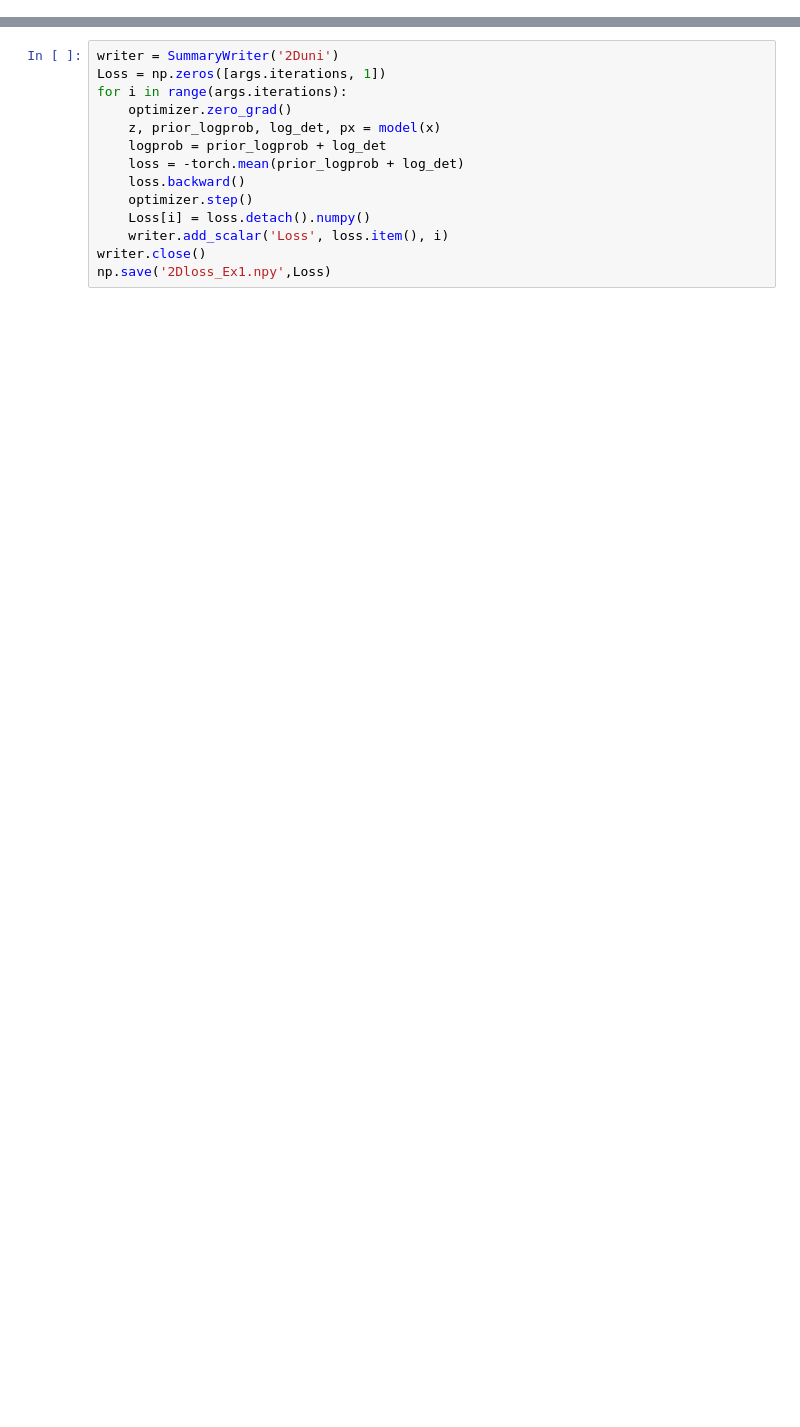
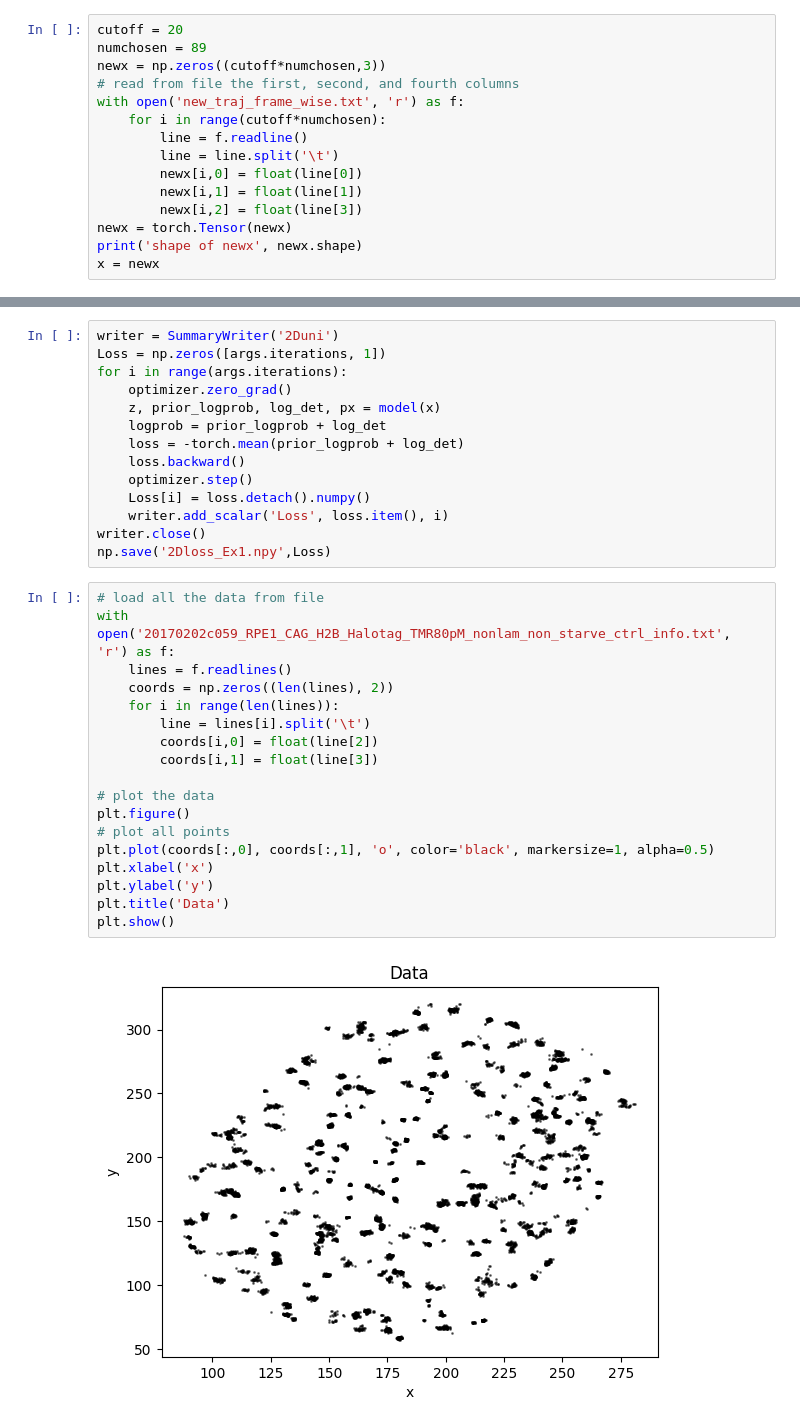
Before and after one commit to mkrishnapraneet/2D-Temporal-normalizing-flows, a Jupyter notebook: TNFwithRealNVP/test.ipynb, the cells around one changed output, grey strips where cells are left out. Cells and saved outputs as stored; diff of their text form; blank space fills up the shorter version.

```diff
--- a/TNFwithRealNVP/test.ipynb
+++ b/TNFwithRealNVP/test.ipynb
@@ -143,0 +144,15 @@ shape of x torch.Size([9660, 3])
+# %%
+cutoff = 20
+numchosen = 89
+newx = np.zeros((cutoff*numchosen,3))
+# read from file the first, second, and fourth columns
+with open('new_traj_frame_wise.txt', 'r') as f:
+    for i in range(cutoff*numchosen):
+        line = f.readline()
+        line = line.split('\t')
+        newx[i,0] = float(line[0])
+        newx[i,1] = float(line[1])
+        newx[i,2] = float(line[3])
+newx = torch.Tensor(newx)
+print('shape of newx', newx.shape)
+x = newx
@@ -155,4 +172,24 @@ for i in range(args.iterations):
     writer.add_scalar('Loss', loss.item(), i)
 writer.close()
 np.save('2Dloss_Ex1.npy',Loss)
+# %%
+# load all the data from file
+with open('20170202c059_RPE1_CAG_H2B_Halotag_TMR80pM_nonlam_non_starve_ctrl_info.txt', 'r') as f:
+    lines = f.readlines()
+    coords = np.zeros((len(lines), 2))
+    for i in range(len(lines)):
+        line = lines[i].split('\t')
+        coords[i,0] = float(line[2])
+        coords[i,1] = float(line[3])
+
+# plot the data
+plt.figure()
+# plot all points
+plt.plot(coords[:,0], coords[:,1], 'o', color='black', markersize=1, alpha=0.5)
+plt.xlabel('x')
+plt.ylabel('y')
+plt.title('Data')
+plt.show()
+# %% [output]
+[figure, added]
 # %%
```
Also changed, not shown: parts of 5 cells of this notebook, 6 other files.
